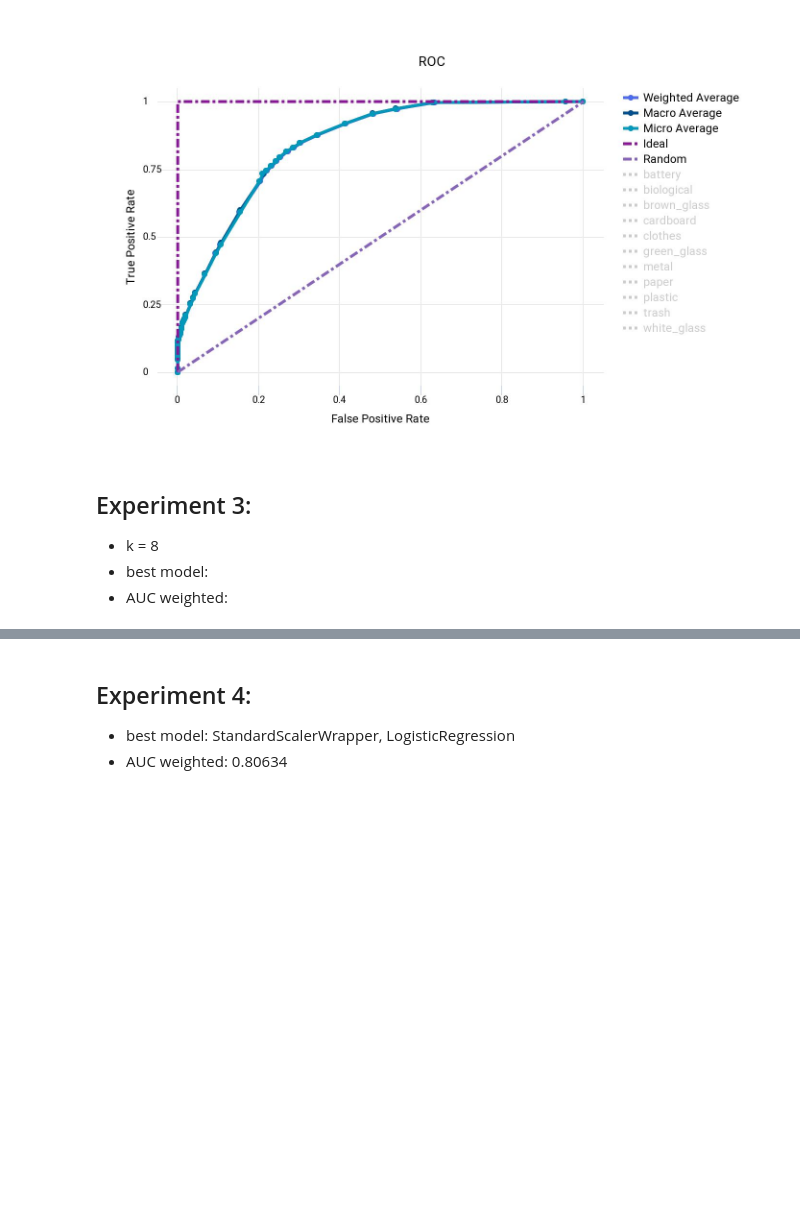
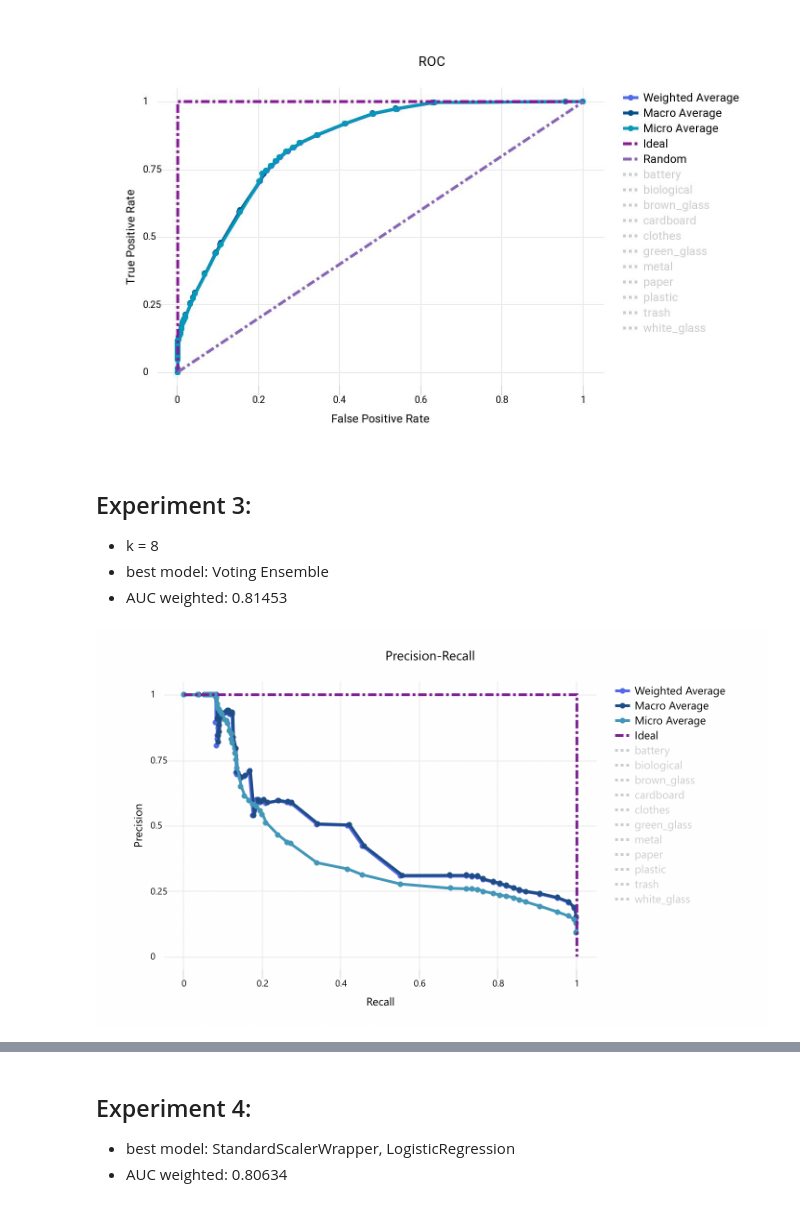
Before and after one commit to zibro011/ml-class-project, a Jupyter notebook: FinalProject.ipynb, the cells around one changed output, grey strips where cells are left out. Drawn from its saved outputs; the diff is of its cells as text; code cells hidden in the pictures; blank space fills up the shorter version.

```diff
--- a/FinalProject.ipynb
+++ b/FinalProject.ipynb
@@ -40,8 +40,10 @@ Image(filename='ROC2.jpeg')
 # %% [markdown]
 ## Experiment 3:
 * k = 8
-* best model:
-* AUC weighted:
+* best model: Voting Ensemble
+* AUC weighted: 0.81453
 # %%
-#Image(filename='precision-recall-3.jpeg')
+Image(filename='precision-recall-3.jpeg')
+# %% [output]
+[figure, added]
 # %%
```
Also changed, not shown: parts of 2 cells of this notebook, 2 other files.
